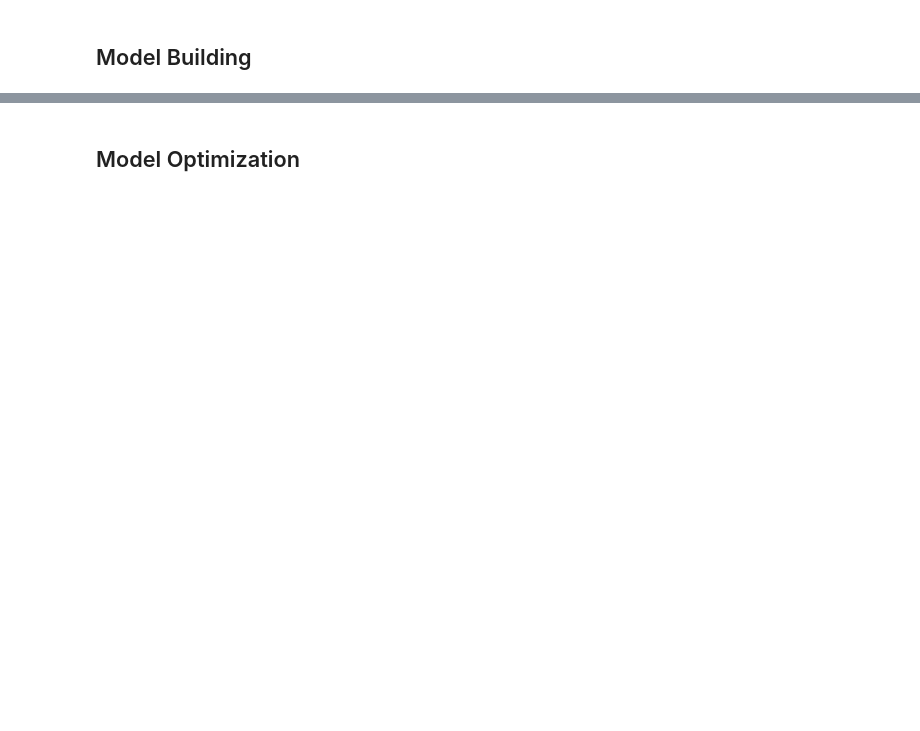
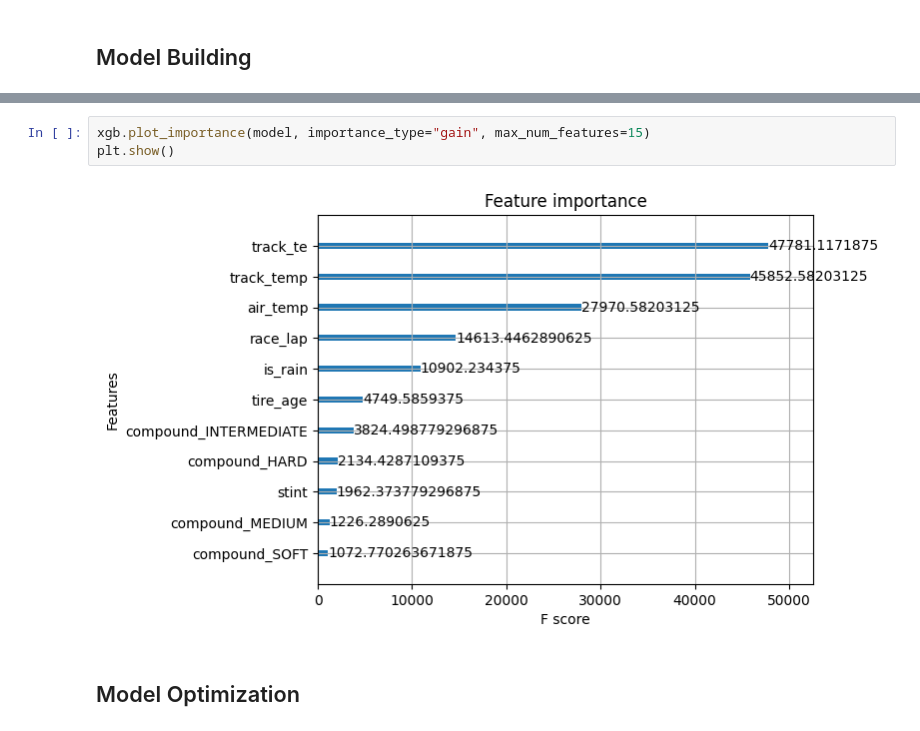
Before and after one commit to briannaghinds/racr, a Jupyter notebook: models/lap_time_predictor.ipynb, the cells around one changed output, grey strips where cells are left out. Cells and saved outputs as stored; diff of their text form; blank space fills up the shorter version.

```diff
--- a/models/lap_time_predictor.ipynb
+++ b/models/lap_time_predictor.ipynb
@@ -128,2 +193,7 @@ train_y = train_df["lap_times_sec"]
+# %%
+xgb.plot_importance(model, importance_type="gain", max_num_features=15)
+plt.show()
+# %% [output]
+[figure, added]
 # %% [markdown]
 ## Model Optimization
```
Also changed, not shown: parts of 10 cells of this notebook, 1 other file.
